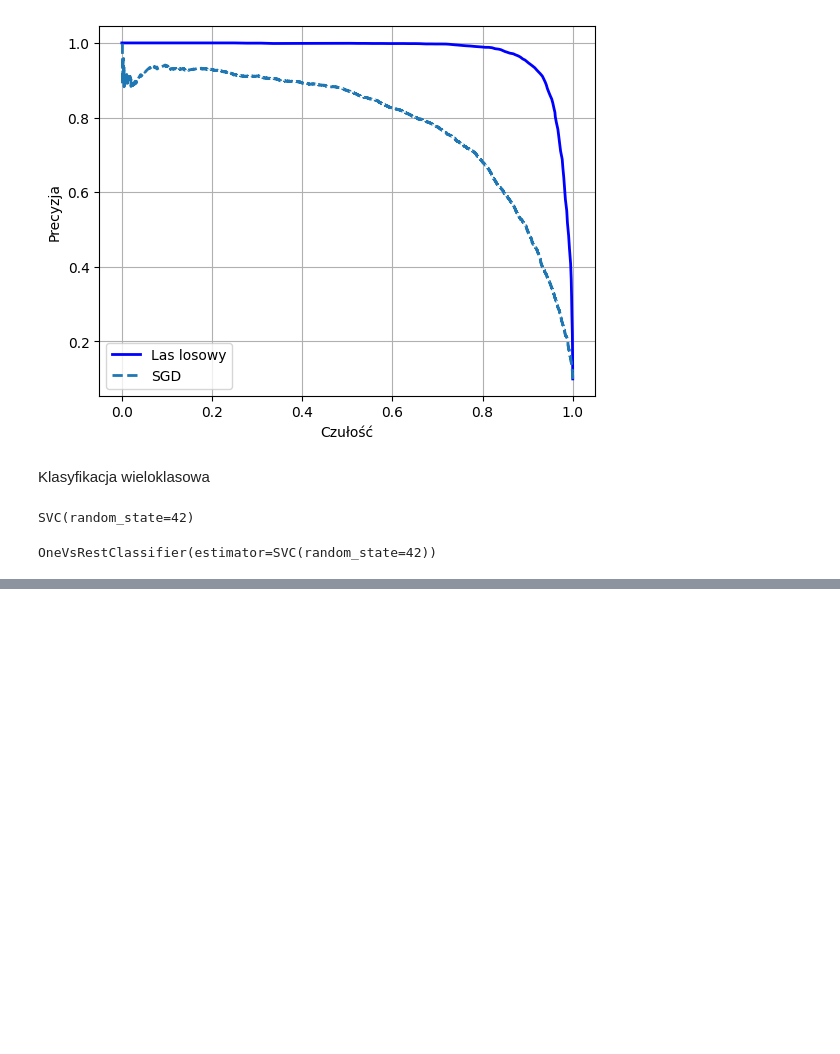
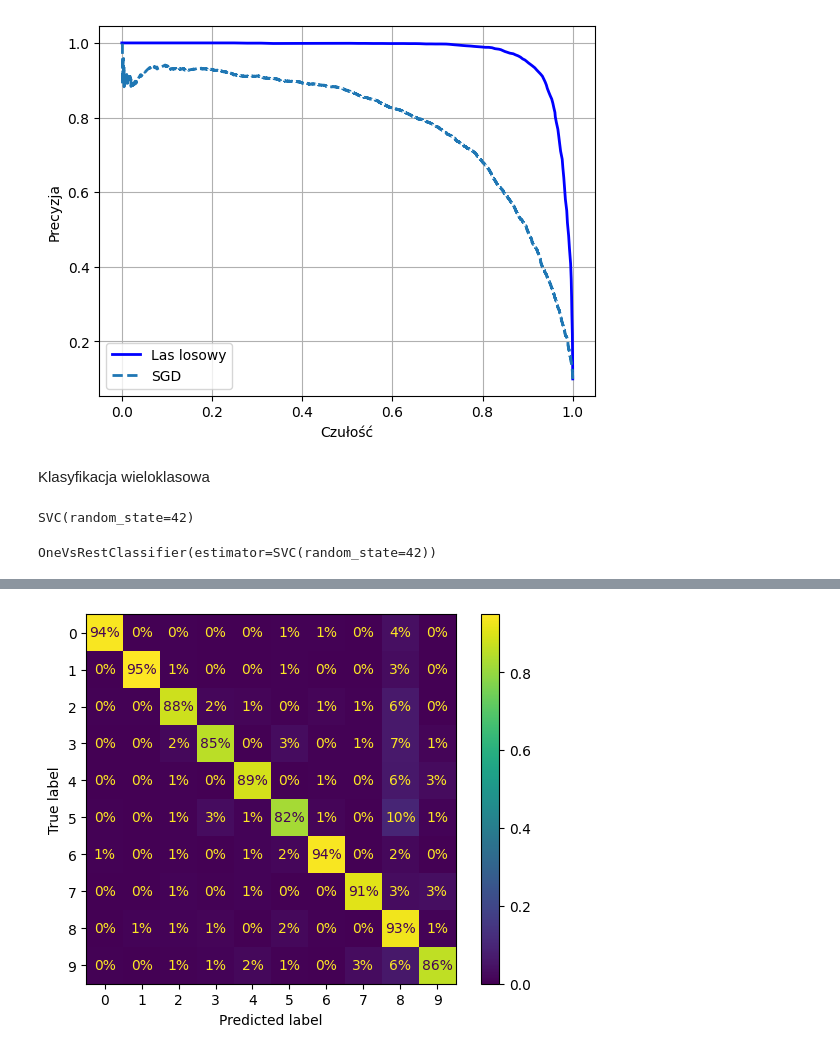
Before and after one commit to mattreu/ml_tests, a Jupyter notebook: scikit/classifier.ipynb, the cells around one changed output, grey strips where cells are left out. Cells and saved outputs as stored; diff of their text form; code cells hidden in the pictures; blank space fills up the shorter version.

```diff
--- a/scikit/classifier.ipynb
+++ b/scikit/classifier.ipynb
@@ -108,0 +123,5 @@ OneVsRestClassifier(estimator=SVC(random_state=42))
+# %%
+ConfusionMatrixDisplay.from_predictions(y_train, y_train_pred, normalize="true", values_format=".0%")
+plt.show()
+# %% [output]
+[figure, added]
```
Also changed, not shown: parts of 3 cells of this notebook.
